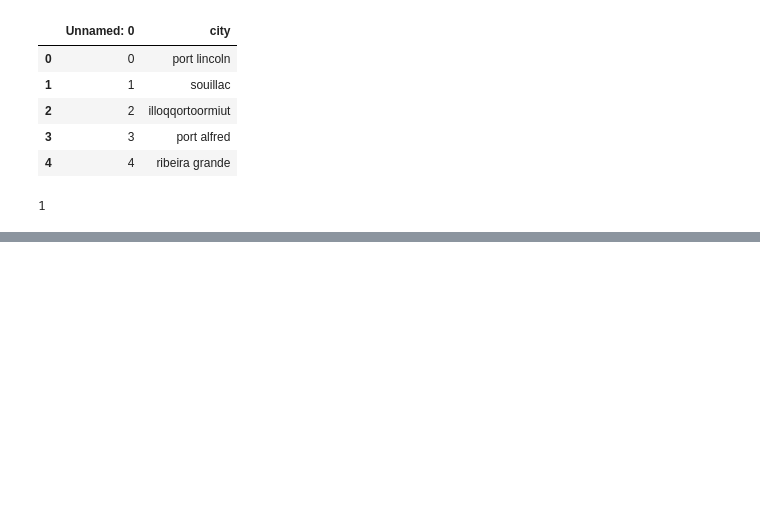
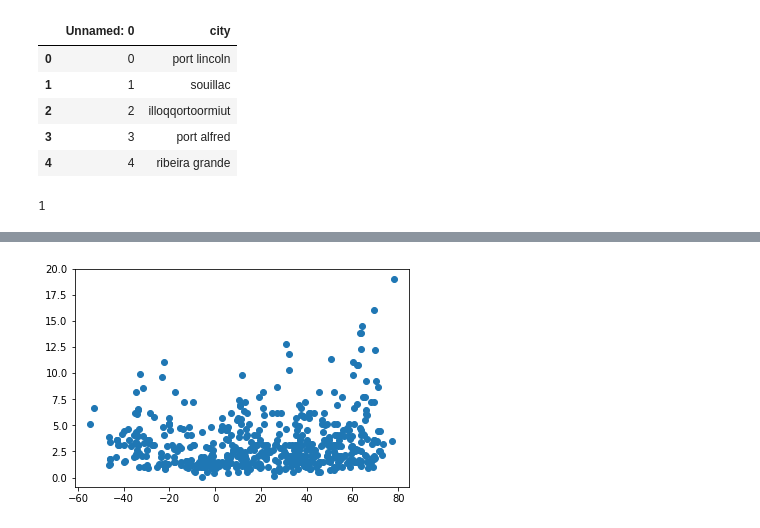
Before and after one commit to elsaschieffelin/HW6-Python-APIs, a Jupyter notebook: main.py.ipynb, the cells around one changed output, grey strips where cells are left out. Cells and saved outputs as stored; diff of their text form; code cells hidden in the pictures; blank space fills up the shorter version.

```diff
--- a/main.py.ipynb
+++ b/main.py.ipynb
@@ -181,0 +230,5 @@ for index, row in cities_df.iterrows():
+# %%
+plt.scatter(lat_axis,wind_axis)
+plt.show()
+# %% [output]
+[figure, added]
```
Also changed, not shown: parts of 9 cells of this notebook.
